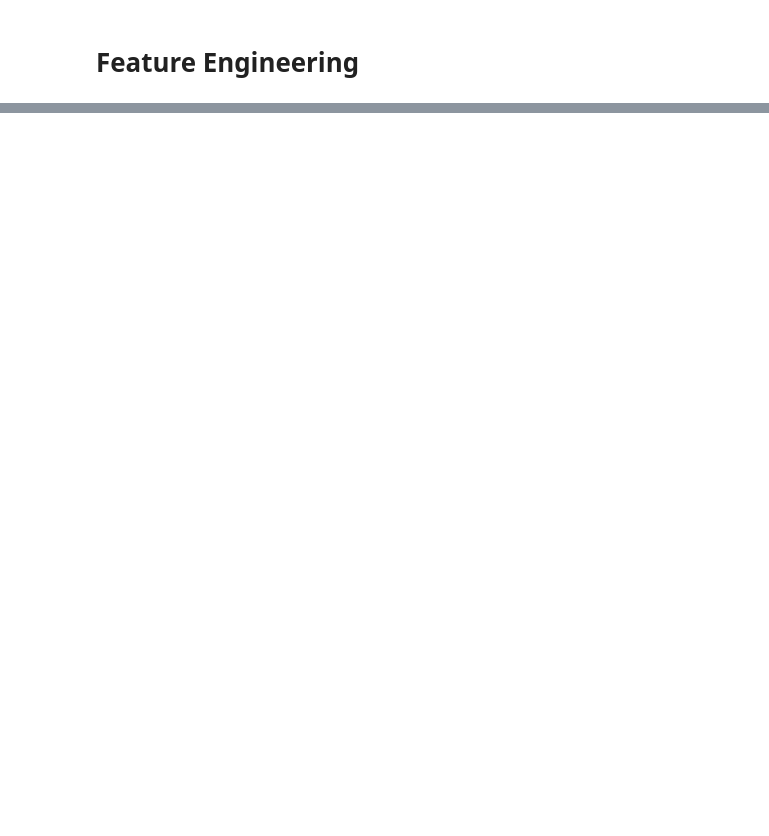
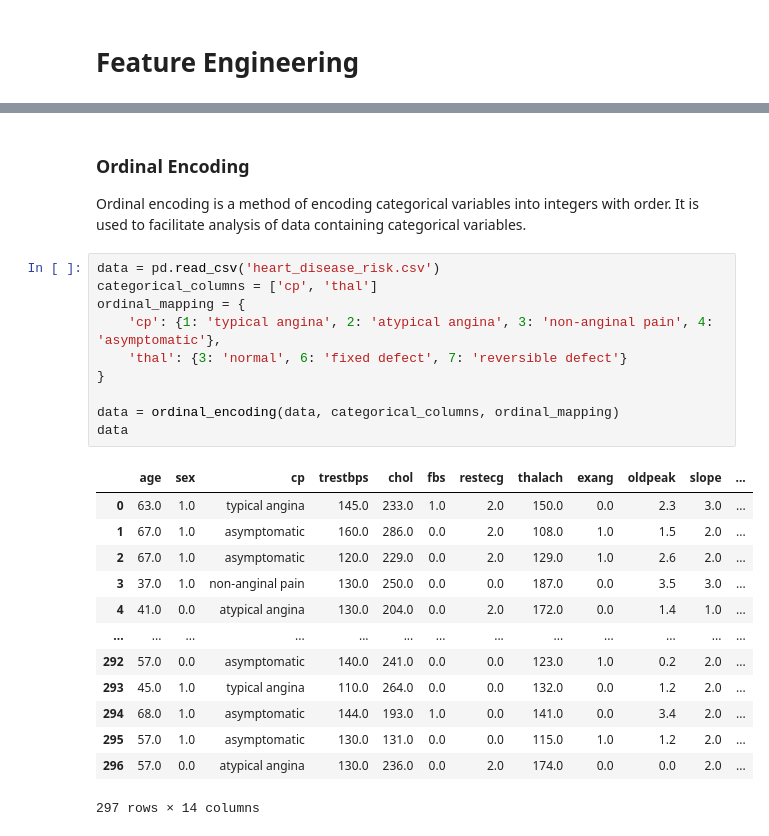
Before and after one commit to MrDomian/Heart-Disease-Risk-Prediction, a Jupyter notebook: Feature engineering.ipynb, the cells around one changed output, grey strips where cells are left out. Drawn from its saved outputs; the diff is of its cells as text; blank space fills up the shorter version.

```diff
--- a/Feature engineering.ipynb
+++ b/Feature engineering.ipynb
@@ -25,3 +78,30 @@ data
+# %% [markdown]
+### Ordinal Encoding
+Ordinal encoding is a method of encoding categorical variables into integers with order. It is used to facilitate analysis of data containing categorical variables.
+# %%
+data = pd.read_csv('heart_disease_risk.csv')
+categorical_columns = ['cp', 'thal']
+ordinal_mapping = {
+    'cp': {1: 'typical angina', 2: 'atypical angina', 3: 'non-anginal pain', 4: 'asymptomatic'},
+    'thal': {3: 'normal', 6: 'fixed defect', 7: 'reversible defect'}
+}
+
+data = ordinal_encoding(data, categorical_columns, ordinal_mapping)
+data
+# %% [output]
+|  | age | sex | cp | trestbps | chol | fbs | restecg | thalach | exang | oldpeak | slope | ... |
+| 0 | 63.0 | 1.0 | typical angina | 145.0 | 233.0 | 1.0 | 2.0 | 150.0 | 0.0 | 2.3 | 3.0 | ... |
+| 1 | 67.0 | 1.0 | asymptomatic | 160.0 | 286.0 | 0.0 | 2.0 | 108.0 | 1.0 | 1.5 | 2.0 | ... |
+| 2 | 67.0 | 1.0 | asymptomatic | 120.0 | 229.0 | 0.0 | 2.0 | 129.0 | 1.0 | 2.6 | 2.0 | ... |
+| 3 | 37.0 | 1.0 | non-anginal pain | 130.0 | 250.0 | 0.0 | 0.0 | 187.0 | 0.0 | 3.5 | 3.0 | ... |
+| 4 | 41.0 | 0.0 | atypical angina | 130.0 | 204.0 | 0.0 | 2.0 | 172.0 | 0.0 | 1.4 | 1.0 | ... |
+| ... | ... | ... | ... | ... | ... | ... | ... | ... | ... | ... | ... | ... |
+| 292 | 57.0 | 0.0 | asymptomatic | 140.0 | 241.0 | 0.0 | 0.0 | 123.0 | 1.0 | 0.2 | 2.0 | ... |
+| 293 | 45.0 | 1.0 | typical angina | 110.0 | 264.0 | 0.0 | 0.0 | 132.0 | 0.0 | 1.2 | 2.0 | ... |
+| 294 | 68.0 | 1.0 | asymptomatic | 144.0 | 193.0 | 1.0 | 0.0 | 141.0 | 0.0 | 3.4 | 2.0 | ... |
+| 295 | 57.0 | 1.0 | asymptomatic | 130.0 | 131.0 | 0.0 | 0.0 | 115.0 | 1.0 | 1.2 | 2.0 | ... |
+| 296 | 57.0 | 0.0 | atypical angina | 130.0 | 236.0 | 0.0 | 2.0 | 174.0 | 0.0 | 0.0 | 2.0 | ... |
+297 rows × 14 columns
 # %%
 categorical_columns = ['cp', 'thal']
 ordinal_mapping = {
```
Also changed, not shown: parts of 29 cells of this notebook.
